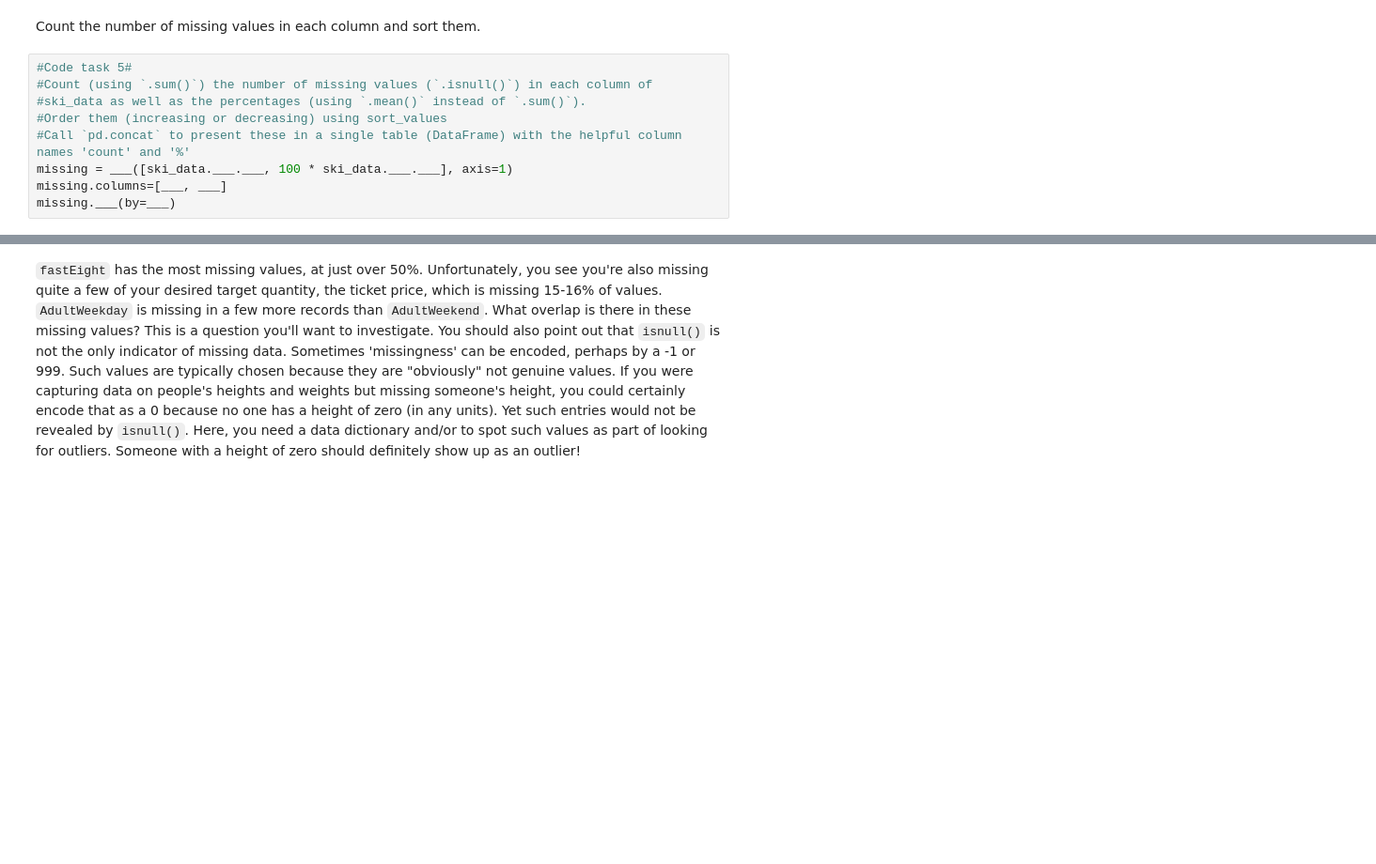
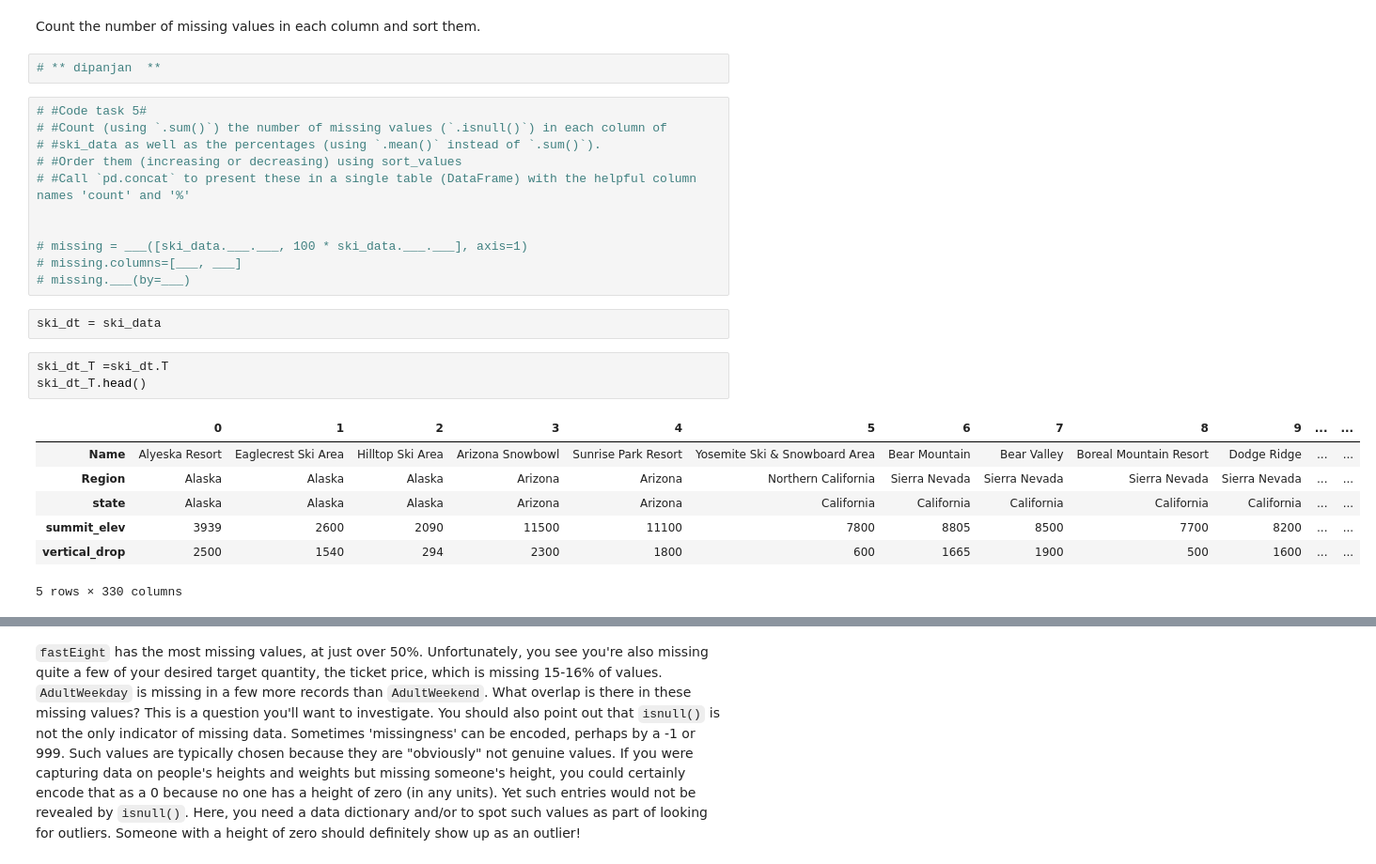
Before and after one commit to Libiv/DataScienceGuidedCapstone, a Jupyter notebook: Notebooks/02_data_wrangling_Libi.ipynb, the cells around one changed output, grey strips where cells are left out. Shown: that part at 94% size. Drawn from its saved outputs; the diff is of its cells as text; blank space fills up the shorter version.

```diff
--- a/Notebooks/02_data_wrangling_Libi.ipynb
+++ b/Notebooks/02_data_wrangling_Libi.ipynb
@@ -121,12 +165,29 @@ It's good that your resort doesn't appear to have any missing values.
 ### 2.6.2 Number Of Missing Values By Column<a id='2.6.2_Number_Of_Missing_Values_By_Column'></a>
 # %% [markdown]
 Count the number of missing values in each column and sort them.
+# %%
+# ** dipanjan  **
 # %%
-#Code task 5#
-#Count (using `.sum()`) the number of missing values (`.isnull()`) in each column of
-#ski_data as well as the percentages (using `.mean()` instead of `.sum()`).
-#Order them (increasing or decreasing) using sort_values
-#Call `pd.concat` to present these in a single table (DataFrame) with the helpful column names 'count' and '%'
-missing = ___([ski_data.___.___, 100 * ski_data.___.___], axis=1)
-missing.columns=[___, ___]
-missing.___(by=___)
+# #Code task 5#
+# #Count (using `.sum()`) the number of missing values (`.isnull()`) in each column of
+# #ski_data as well as the percentages (using `.mean()` instead of `.sum()`).
+# #Order them (increasing or decreasing) using sort_values
+# #Call `pd.concat` to present these in a single table (DataFrame) with the helpful column names 'count' and '%'
+
+
+# missing = ___([ski_data.___.___, 100 * ski_data.___.___], axis=1)
+# missing.columns=[___, ___]
+# missing.___(by=___)
+# %%
+ski_dt = ski_data
+# %%
+ski_dt_T =ski_dt.T
+ski_dt_T.head()
+# %% [output]
+|  | 0 | 1 | 2 | 3 | 4 | 5 | 6 | 7 | 8 | 9 | ... | ... |
+| Name | Alyeska Resort | Eaglecrest Ski Area | Hilltop Ski Area | Arizona Snowbowl | Sunrise Park Resort | Yosemite Ski & Snowboard Area | Bear Mountain | Bear Valley | Boreal Mountain Resort | Dodge Ridge | ... | ... |
+| Region | Alaska | Alaska | Alaska | Arizona | Arizona | Northern California | Sierra Nevada | Sierra Nevada | Sierra Nevada | Sierra Nevada | ... | ... |
+| state | Alaska | Alaska | Alaska | Arizona | Arizona | California | California | California | California | California | ... | ... |
+| summit_elev | 3939 | 2600 | 2090 | 11500 | 11100 | 7800 | 8805 | 8500 | 7700 | 8200 | ... | ... |
+| vertical_drop | 2500 | 1540 | 294 | 2300 | 1800 | 600 | 1665 | 1900 | 500 | 1600 | ... | ... |
+5 rows × 330 columns
```
Also changed, not shown: parts of 48 cells of this notebook.
